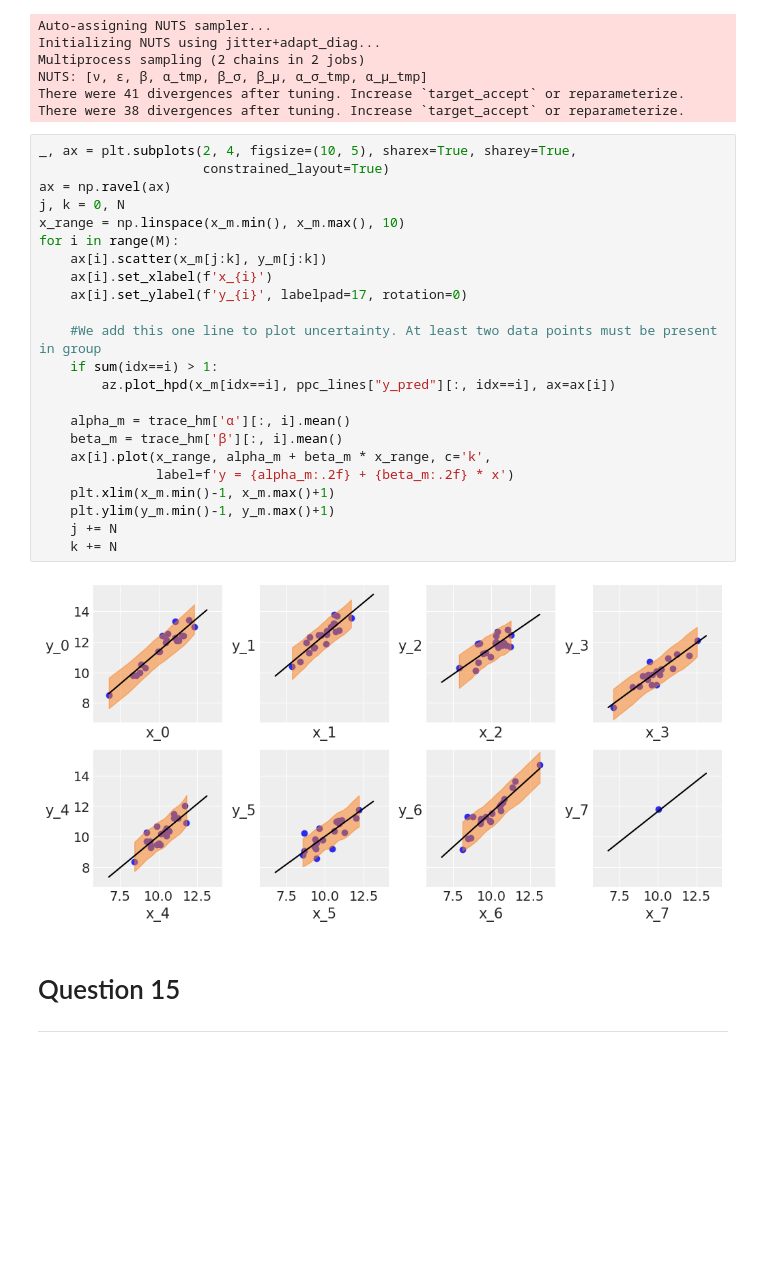
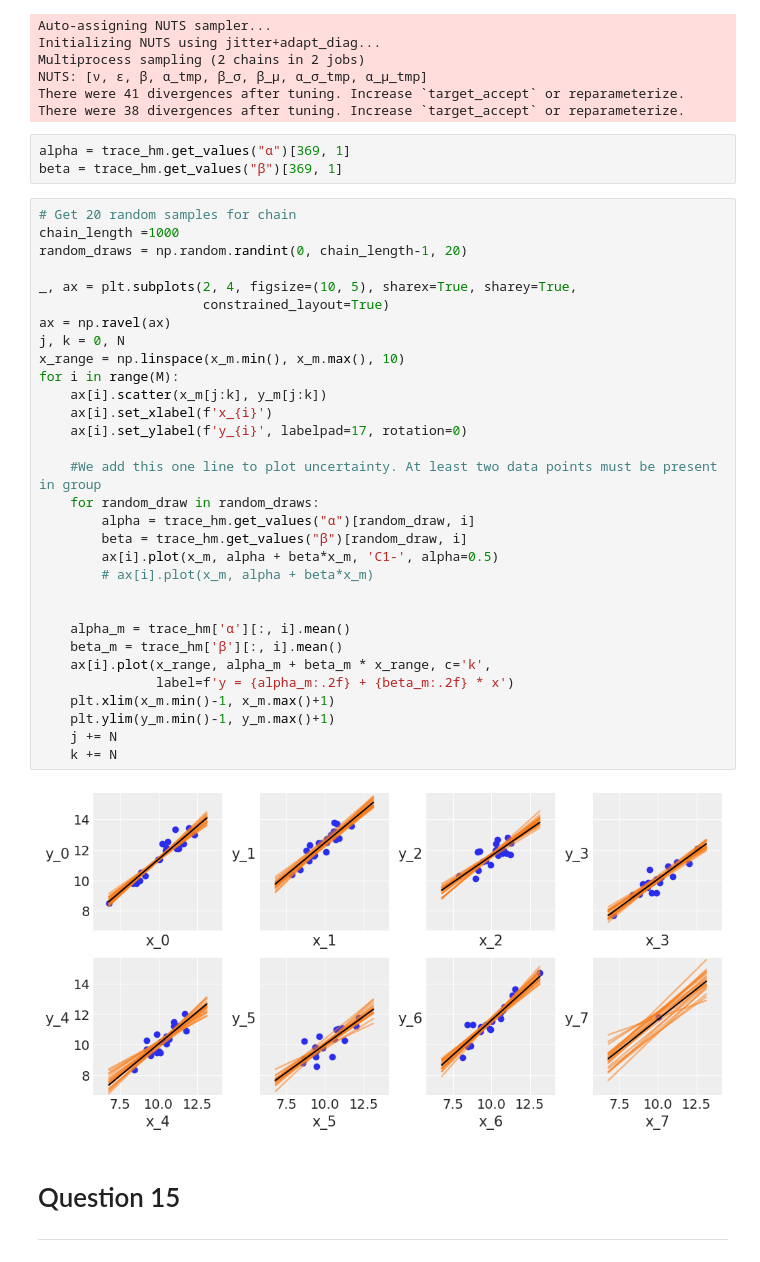
Before and after one commit to aloctavodia/BAP, a Jupyter notebook: exercises/Chapter3-Part3.ipynb, the cells around one changed output. Cells and saved outputs as stored; diff of their text form; blank space fills up the shorter version.

```diff
--- a/exercises/Chapter3-Part3.ipynb
+++ b/exercises/Chapter3-Part3.ipynb
@@ -251,31 +210,42 @@ Multiprocess sampling (2 chains in 2 jobs)
 NUTS: [ν, ϵ, β, α_tmp, β_σ, β_μ, α_σ_tmp, α_μ_tmp]
 There were 41 divergences after tuning. Increase `target_accept` or reparameterize.
 There were 38 divergences after tuning. Increase `target_accept` or reparameterize.
+# %%
+alpha = trace_hm.get_values("α")[369, 1]
+beta = trace_hm.get_values("β")[369, 1]
 # %%
+# Get 20 random samples for chain
+chain_length =1000
+random_draws = np.random.randint(0, chain_length-1, 20)
+
 _, ax = plt.subplots(2, 4, figsize=(10, 5), sharex=True, sharey=True,
                      constrained_layout=True)
 ax = np.ravel(ax)
 j, k = 0, N
 x_range = np.linspace(x_m.min(), x_m.max(), 10)
 for i in range(M):
     ax[i].scatter(x_m[j:k], y_m[j:k])
     ax[i].set_xlabel(f'x_{i}')
     ax[i].set_ylabel(f'y_{i}', labelpad=17, rotation=0)
 
     #We add this one line to plot uncertainty. At least two data points must be present in group
-    if sum(idx==i) > 1:
-        az.plot_hpd(x_m[idx==i], ppc_lines["y_pred"][:, idx==i], ax=ax[i])
+    for random_draw in random_draws:
+        alpha = trace_hm.get_values("α")[random_draw, i]
+        beta = trace_hm.get_values("β")[random_draw, i]
+        ax[i].plot(x_m, alpha + beta*x_m, 'C1-', alpha=0.5)
+        # ax[i].plot(x_m, alpha + beta*x_m)
+
 
     alpha_m = trace_hm['α'][:, i].mean()
     beta_m = trace_hm['β'][:, i].mean()
     ax[i].plot(x_range, alpha_m + beta_m * x_range, c='k',
                label=f'y = {alpha_m:.2f} + {beta_m:.2f} * x')
     plt.xlim(x_m.min()-1, x_m.max()+1)
     plt.ylim(y_m.min()-1, y_m.max()+1)
     j += N
     k += N
 # %% [output]
-[figure, old version]
+[figure, new version]
 # %% [markdown]
 # Question 15
 ***
```
Also changed, not shown: parts of 20 cells of this notebook.
